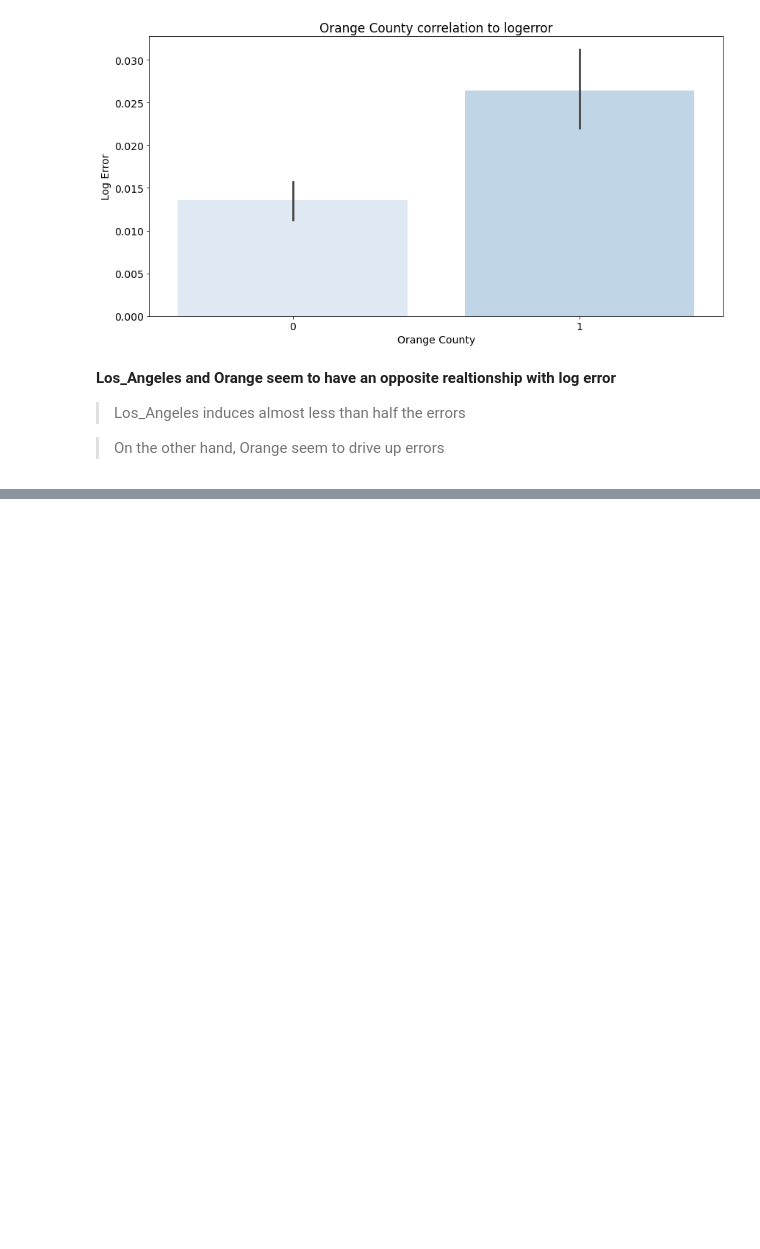
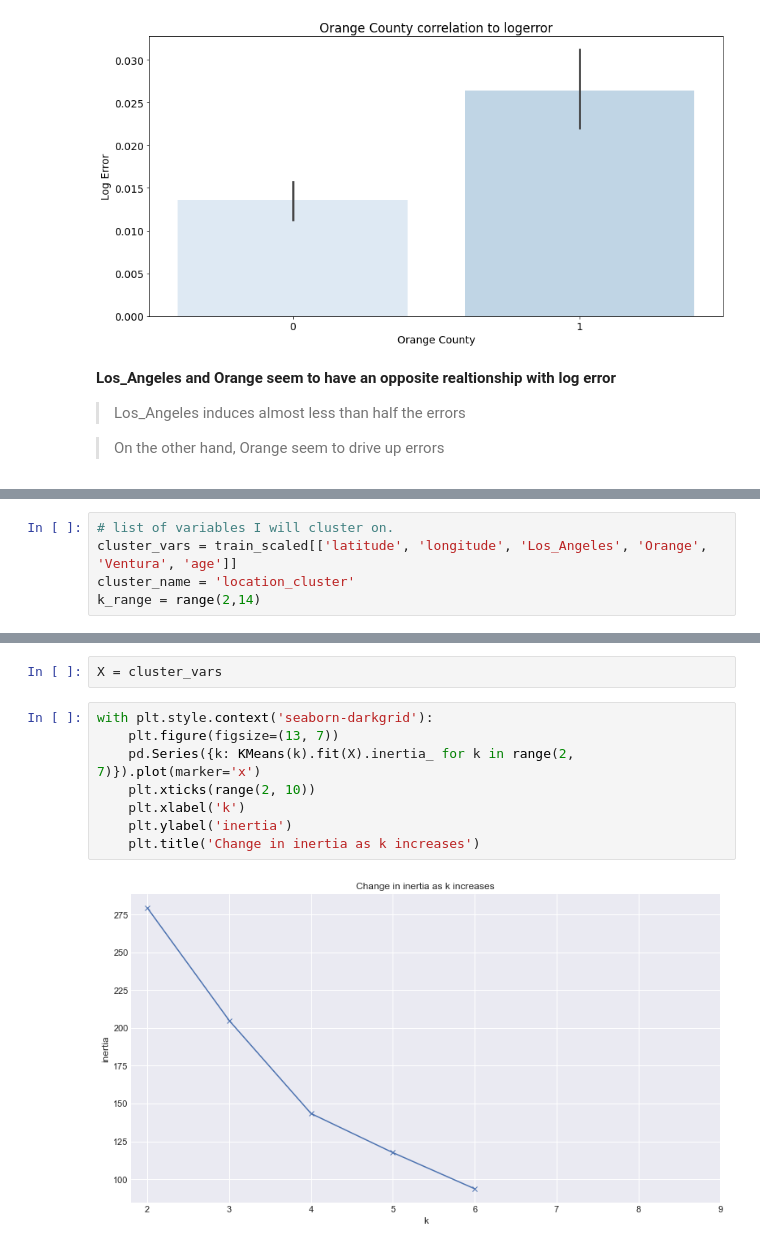
Before and after one commit to Severina7/clustering_project_zillow, a Jupyter notebook: zillow_acquisition_preparation.ipynb, the cells around one changed output, grey strips where cells are left out. Drawn from its saved outputs; the diff is of its cells as text; blank space fills up the shorter version.

```diff
--- a/zillow_acquisition_preparation.ipynb
+++ b/zillow_acquisition_preparation.ipynb
@@ -945,0 +1187,5 @@ else:
+# %%
+# list of variables I will cluster on.
+cluster_vars = train_scaled[['latitude', 'longitude', 'Los_Angeles', 'Orange', 'Ventura', 'age']]
+cluster_name = 'location_cluster'
+k_range = range(2,14)
@@ -945,0 +1210,12 @@ else:
+# %%
+X = cluster_vars
+# %%
+with plt.style.context('seaborn-darkgrid'):
+    plt.figure(figsize=(13, 7))
+    pd.Series({k: KMeans(k).fit(X).inertia_ for k in range(2, 7)}).plot(marker='x')
+    plt.xticks(range(2, 10))
+    plt.xlabel('k')
+    plt.ylabel('inertia')
+    plt.title('Change in inertia as k increases')
+# %% [output]
+[figure, added]
```
Also changed, not shown: parts of 37 cells of this notebook, 2 other files.
